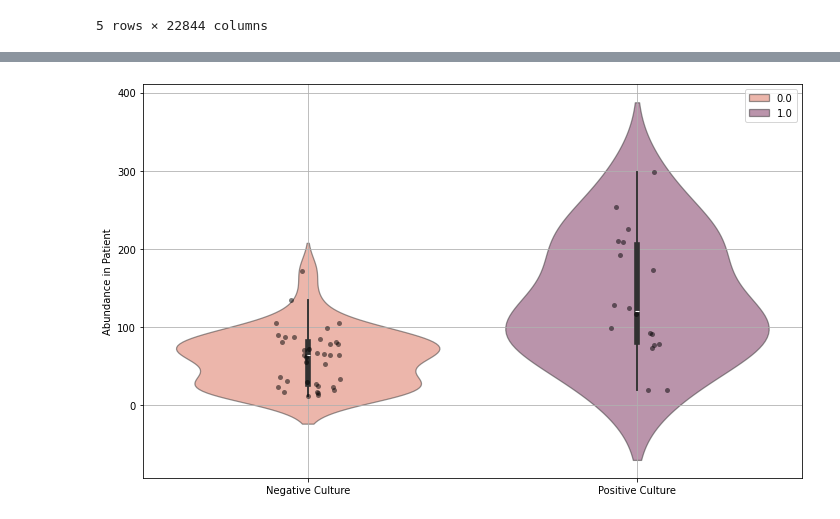
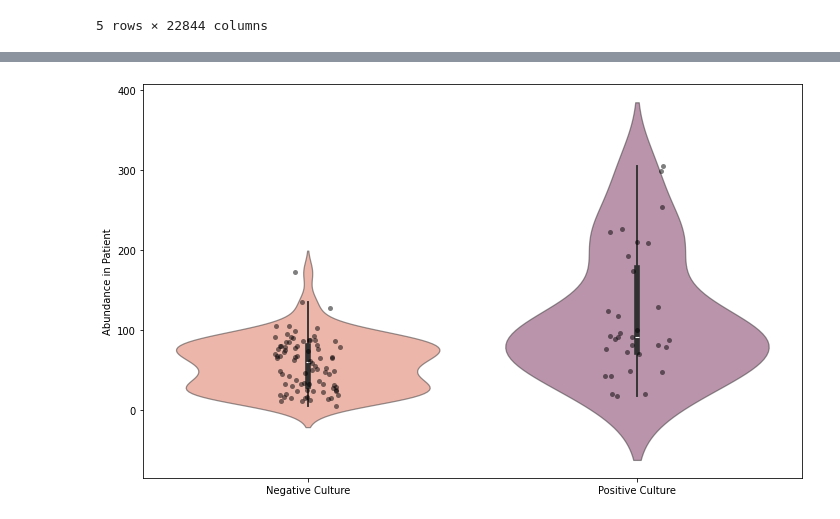
Before and after one commit to linsalrob/CF_2024, a Jupyter notebook: Jupyter/MGI_species_boxplots.ipynb, the cells around one changed output, grey strips where cells are left out. Saved outputs shown, nothing was run; the diff lists cells and outputs as text; code cells hidden in the pictures.

```diff
--- a/Jupyter/MGI_species_boxplots.ipynb
+++ b/Jupyter/MGI_species_boxplots.ipynb
@@ -53,8 +53,29 @@ with open('genus_species.txt', 'w') as out:
     print("\n".join(sorted(list(genus_otu2.columns))), file=out)
 # %%
 # Load metadata table
-metadata = pd.read_csv("../MinION/Metadata/FINAL_METADATA_MINION.csv.gz", encoding='windows-1252', compression='gzip', index_col=0)
+# This is generic so we can copy/paste. Yes, it should be a function, but its not.
+
+#sequence_type = 'minion_ID'
+sequence_type = 'MGI_ID'
+
+metadata = pd.read_csv("../Metadata/CF_Metadata_Table-JCJ-OD-v-2023-03-23-1352.tsv.gz", encoding='utf-8', sep="\t", compression='gzip', index_col=0)
+metadata = metadata[~metadata[sequence_type].isna()]
+todrop = []
+for s in metadata[sequence_type]:
+    if s not in genus_otu2.index:
+        print(f"ERROR: {s} not found in data frame, dropped from metadata", file=sys.stderr)
+        todrop.append(s)
+
+metadata.drop(todrop, inplace=True)
+
+todrop = []
+for s in genus_otu2.index:
+    if not metadata[sequence_type].str.contains(s).any():
+        print(f"ERROR: {s} not found in metadata, dropped from dataframe", file=sys.stderr)
+        todrop.append(s)
+genus_otu2.drop(todrop, inplace=True)
+
 if metadata.shape[0] != genus_otu2.shape[0]:
-    print("ERROR: your metadata is probably from the minion data and not the MGI data. Please double check!", file=sys.stderr)
+    print(f"ERROR: we have {metadata.shape[0]} rows in metadata and {genus_otu2.shape[0]} data rows", file=sys.stderr)
 metadata.head()
 # %% [output]
@@ -120,20 +135,20 @@ def create_boxplot(data, culture_taxa, taxa):
     subset_data = data[data[culture_taxa].notna()]
     plt.figure(figsize=(10, 6))
     # sns.boxplot(x=culture_taxa, y=taxa, data=subset_data, color='black', boxprops=dict(facecolor='white'))
-    sns.violinplot(x=culture_taxa, y=taxa, data=subset_data, hue=culture_taxa, palette='rocket_r', alpha=0.5)
-    sns.stripplot(x=culture_taxa, y=taxa, data=subset_data, color='black', jitter=True, alpha=0.5)
+    sns.violinplot(x=culture_taxa, y=taxa, data=subset_data, hue=culture_taxa, palette='rocket_r', alpha=0.5, legend=False)
+    sns.stripplot(x=culture_taxa, y=taxa, data=subset_data, color='black', jitter=True, alpha=0.5, legend=False)
     plt.title("")
     plt.xlabel("")
     plt.ylabel("Abundance in Patient")
     plt.xticks(ticks=[0, 1], labels=["Negative Culture", "Positive Culture"])
-    plt.grid(True)
+    plt.grid(False)
     plt.tight_layout()
     plt.show()
 # %%
 # Example usage
-create_boxplot(merged1, "CMS_Pseudomonas aeruginosa", "Pseudomonas aeruginosa")
+create_boxplot(merged1, "CS_Pseudomonas aeruginosa", "Pseudomonas aeruginosa")
 # %% [output]
-[figure, old version]
+[figure, new version]
 # %%
 fig, ax = plt.subplots(figsize=(18, 12), nrows=3, ncols=3, sharex=False, sharey=False)
 
```
Also changed, not shown: parts of 17 cells of this notebook, 11 other files.
